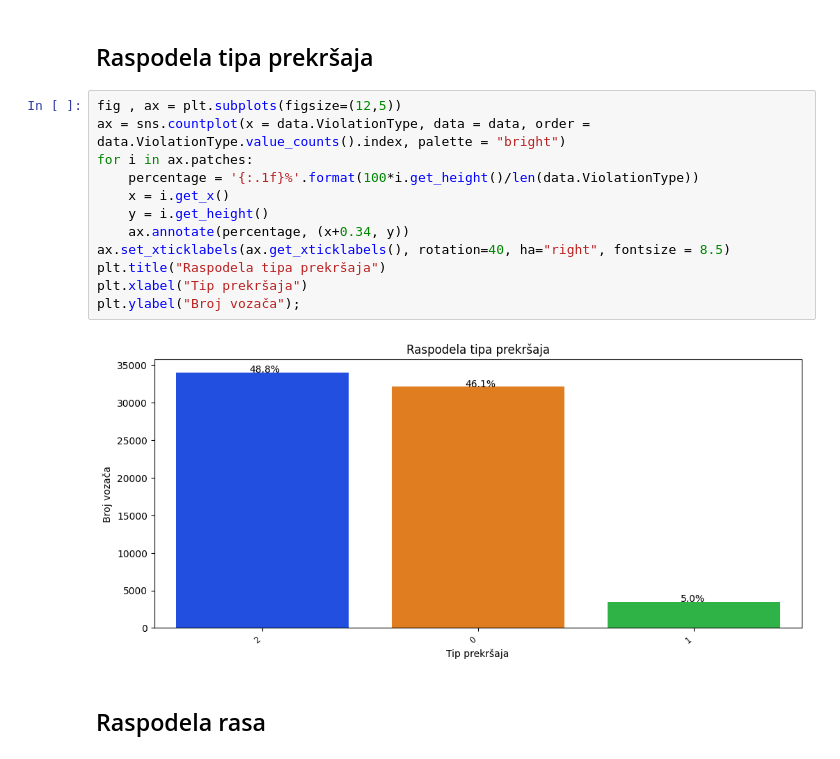
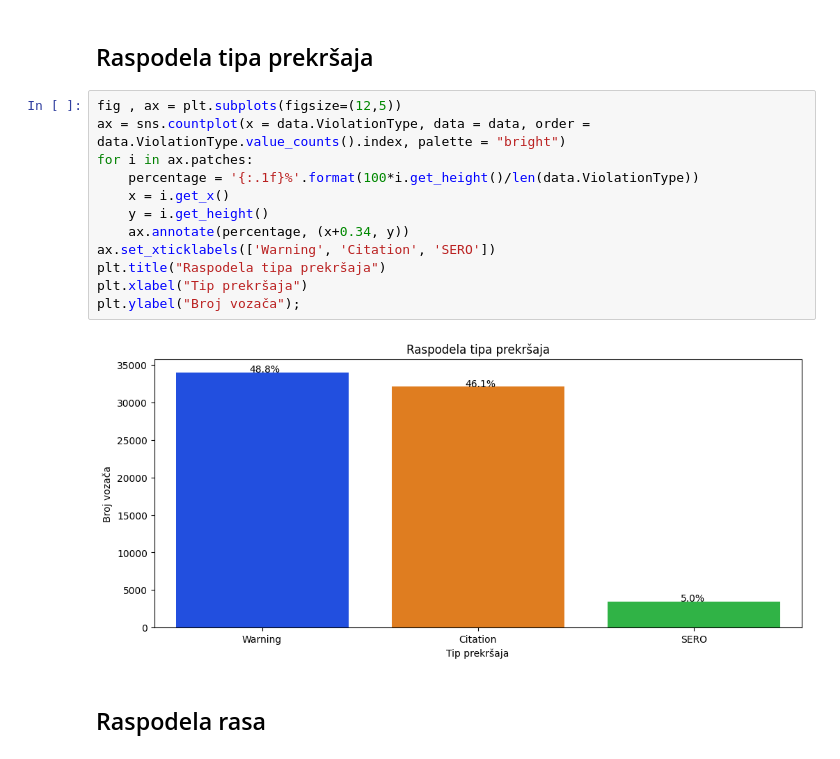
Before and after one commit to StefanJevtic63/2023_Data_Mining_Traffic_violations_Dataset, a Jupyter notebook: preprocessing/preprocessing.ipynb, the cells around one changed output. Cells and saved outputs as stored; diff of their text form.

```diff
--- a/preprocessing/preprocessing.ipynb
+++ b/preprocessing/preprocessing.ipynb
@@ -753,17 +753,17 @@ plt.show()
 # %%
 fig , ax = plt.subplots(figsize=(12,5))
 ax = sns.countplot(x = data.ViolationType, data = data, order = data.ViolationType.value_counts().index, palette = "bright")
 for i in ax.patches:
     percentage = '{:.1f}%'.format(100*i.get_height()/len(data.ViolationType))
     x = i.get_x()
     y = i.get_height()
     ax.annotate(percentage, (x+0.34, y))
-ax.set_xticklabels(ax.get_xticklabels(), rotation=40, ha="right", fontsize = 8.5)
+ax.set_xticklabels(['Warning', 'Citation', 'SERO'])
 plt.title("Raspodela tipa prekršaja")
 plt.xlabel("Tip prekršaja")
 plt.ylabel("Broj vozača");
 # %% [output]
-[figure, old version]
+[figure, new version]
 # %% [markdown]
 ## Raspodela rasa
 # %%
```
Also changed, not shown: parts of 7 cells of this notebook, 2 other files.
